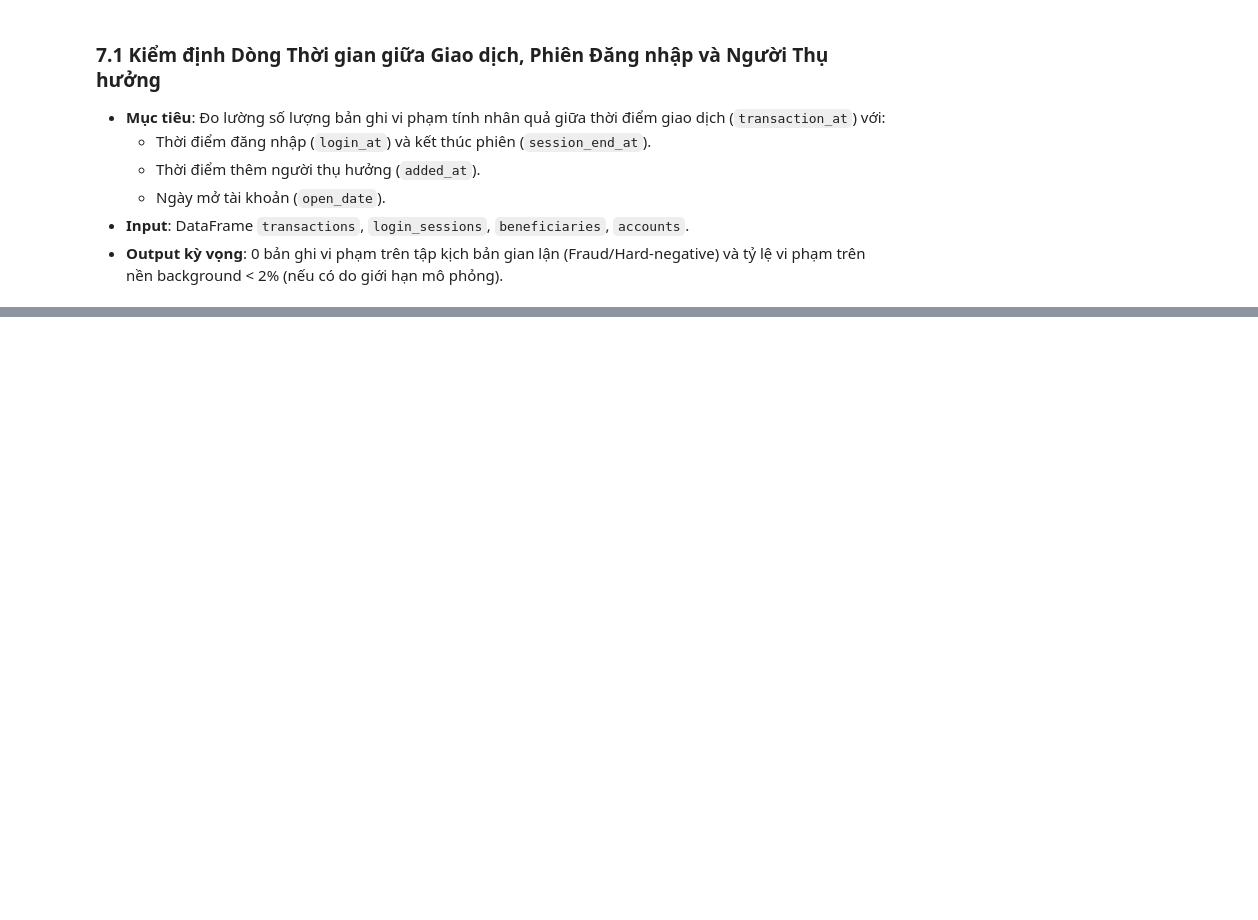
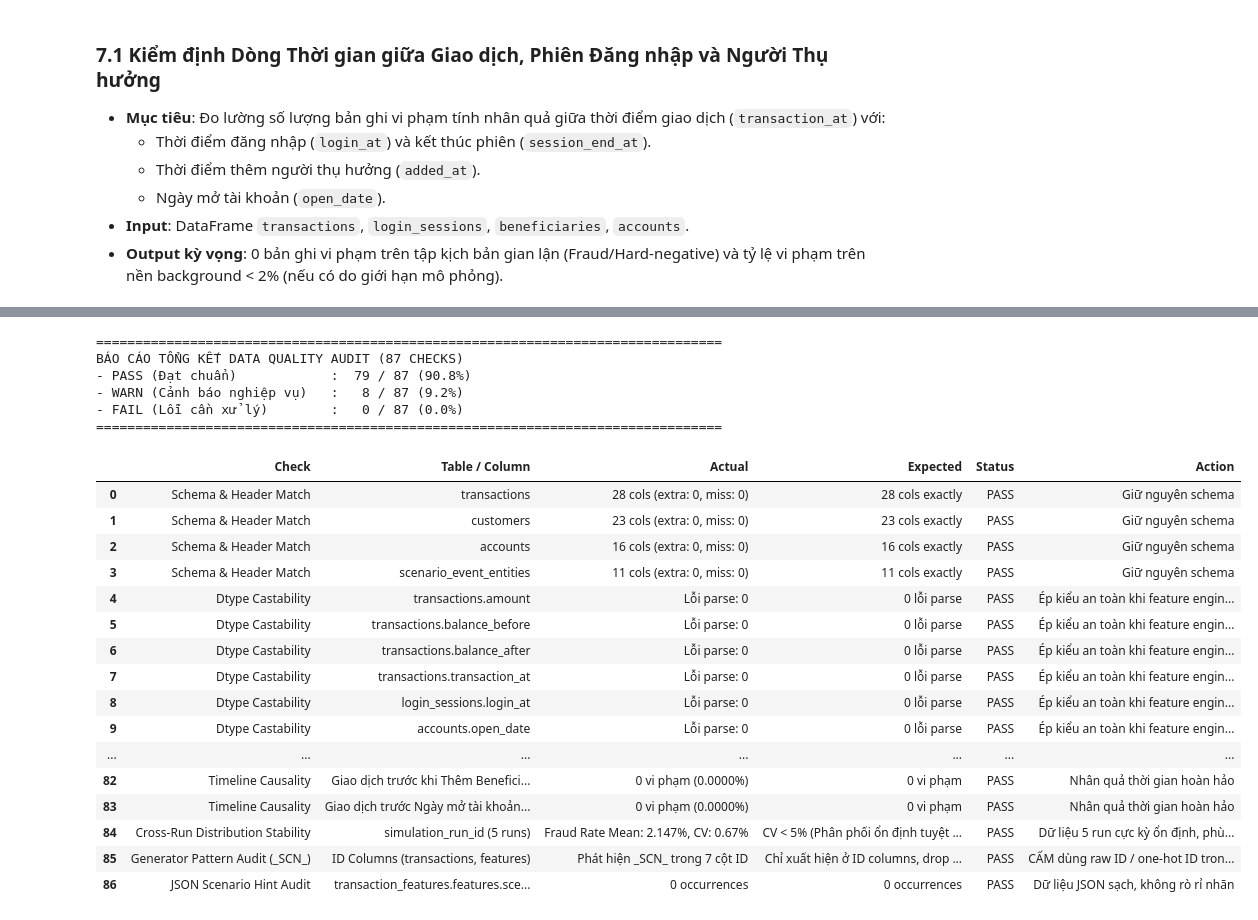
Before and after one commit to conluoi123/SAS-FRAUD, a Jupyter notebook: notebooks/01_data_quality.ipynb, the cells around one changed output, grey strips where cells are left out. Drawn from its saved outputs; the diff is of its cells as text; code cells hidden in the pictures; blank space fills up the shorter version.

```diff
--- a/notebooks/01_data_quality.ipynb
+++ b/notebooks/01_data_quality.ipynb
@@ -1053,0 +1267,53 @@ for r in causality_results:
+# %%
+# Chuyển đổi danh sách dq_issues thành DataFrame tổng kết
+final_dq_df = pd.DataFrame(dq_issues)
+
+# Thống kê KPI
+kpi_status = final_dq_df["Status"].value_counts()
+pass_count = kpi_status.get("PASS", 0)
+warn_count = kpi_status.get("WARN", 0)
+fail_count = kpi_status.get("FAIL", 0)
+total_checks = len(final_dq_df)
+
+print("=" * 80)
+print(f"BÁO CÁO TỔNG KẾT DATA QUALITY AUDIT ({total_checks} CHECKS)")
+print(f"- PASS (Đạt chuẩn)            : {pass_count:>3} / {total_checks} ({pass_count/total_checks:.1%})")
+print(f"- WARN (Cảnh báo nghiệp vụ)   : {warn_count:>3} / {total_checks} ({warn_count/total_checks:.1%})")
+print(f"- FAIL (Lỗi cần xử lý)        : {fail_count:>3} / {total_checks} ({fail_count/total_checks:.1%})")
+print("=" * 80)
+
+# Hiển thị bảng chi tiết với màu sắc trực quan
+def highlight_status(val):
+    if val == "PASS":
+        return "background-color: #d4edda; color: #155724; font-weight: bold;"
+    elif val == "WARN":
+        return "background-color: #fff3cd; color: #856404; font-weight: bold;"
+    elif val == "FAIL":
+        return "background-color: #f8d7da; color: #721c24; font-weight: bold;"
+    return ""
+
+display(final_dq_df.style.applymap(highlight_status, subset=["Status"]))
+# %% [output]
+================================================================================
+BÁO CÁO TỔNG KẾT DATA QUALITY AUDIT (87 CHECKS)
+- PASS (Đạt chuẩn)            :  79 / 87 (90.8%)
+- WARN (Cảnh báo nghiệp vụ)   :   8 / 87 (9.2%)
+- FAIL (Lỗi cần xử lý)        :   0 / 87 (0.0%)
+================================================================================
+|  | Check | Table / Column | Actual | Expected | Status | Action |
+| 0 | Schema & Header Match | transactions | 28 cols (extra: 0, miss: 0) | 28 cols exactly | PASS | Giữ nguyên schema |
+| 1 | Schema & Header Match | customers | 23 cols (extra: 0, miss: 0) | 23 cols exactly | PASS | Giữ nguyên schema |
+| 2 | Schema & Header Match | accounts | 16 cols (extra: 0, miss: 0) | 16 cols exactly | PASS | Giữ nguyên schema |
+| 3 | Schema & Header Match | scenario_event_entities | 11 cols (extra: 0, miss: 0) | 11 cols exactly | PASS | Giữ nguyên schema |
+| 4 | Dtype Castability | transactions.amount | Lỗi parse: 0 | 0 lỗi parse | PASS | Ép kiểu an toàn khi feature engin... |
+| 5 | Dtype Castability | transactions.balance_before | Lỗi parse: 0 | 0 lỗi parse | PASS | Ép kiểu an toàn khi feature engin... |
+| 6 | Dtype Castability | transactions.balance_after | Lỗi parse: 0 | 0 lỗi parse | PASS | Ép kiểu an toàn khi feature engin... |
+| 7 | Dtype Castability | transactions.transaction_at | Lỗi parse: 0 | 0 lỗi parse | PASS | Ép kiểu an toàn khi feature engin... |
+| 8 | Dtype Castability | login_sessions.login_at | Lỗi parse: 0 | 0 lỗi parse | PASS | Ép kiểu an toàn khi feature engin... |
+| 9 | Dtype Castability | accounts.open_date | Lỗi parse: 0 | 0 lỗi parse | PASS | Ép kiểu an toàn khi feature engin... |
+| ... | ... | ... | ... | ... | ... | ... |
+| 82 | Timeline Causality | Giao dịch trước khi Thêm Benefici... | 0 vi phạm (0.0000%) | 0 vi phạm | PASS | Nhân quả thời gian hoàn hảo |
+| 83 | Timeline Causality | Giao dịch trước Ngày mở tài khoản... | 0 vi phạm (0.0000%) | 0 vi phạm | PASS | Nhân quả thời gian hoàn hảo |
+| 84 | Cross-Run Distribution Stability | simulation_run_id (5 runs) | Fraud Rate Mean: 2.147%, CV: 0.67% | CV < 5% (Phân phối ổn định tuyệt ... | PASS | Dữ liệu 5 run cực kỳ ổn định, phù... |
+| 85 | Generator Pattern Audit (_SCN_) | ID Columns (transactions, features) | Phát hiện _SCN_ trong 7 cột ID | Chỉ xuất hiện ở ID columns, drop ... | PASS | CẤM dùng raw ID / one-hot ID tron... |
+| 86 | JSON Scenario Hint Audit | transaction_features.features.sce... | 0 occurrences | 0 occurrences | PASS | Dữ liệu JSON sạch, không rò rỉ nhãn |
```
Also changed, not shown: parts of 17 cells of this notebook, 10 other files.
